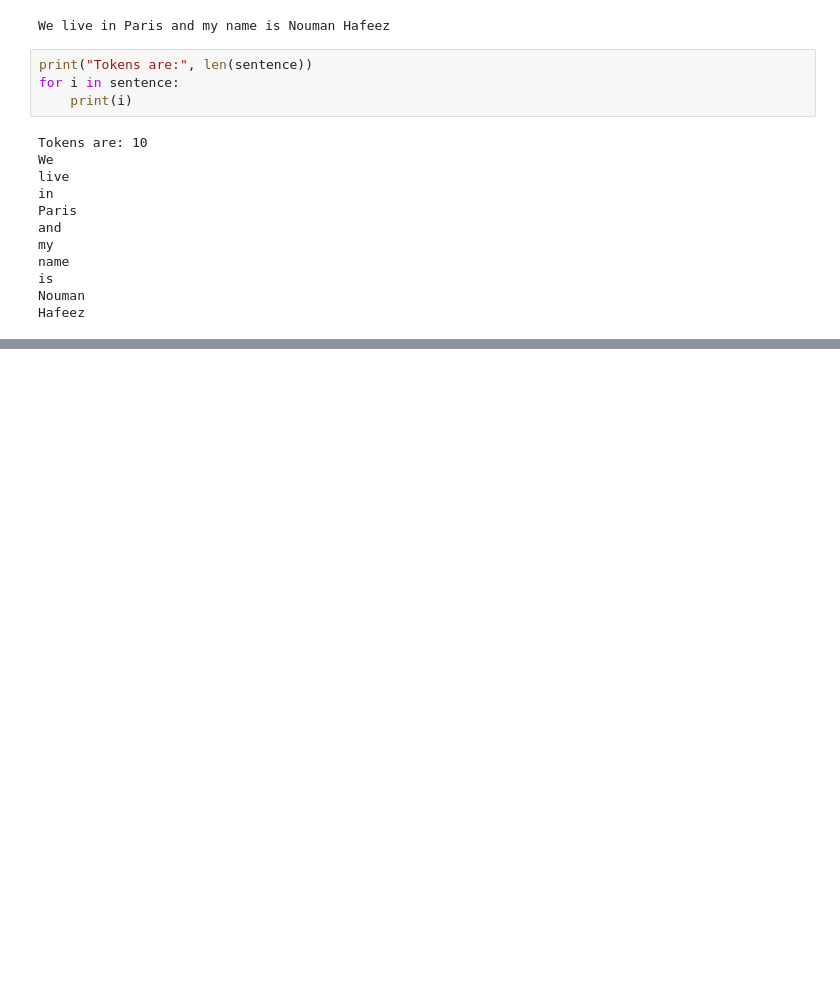
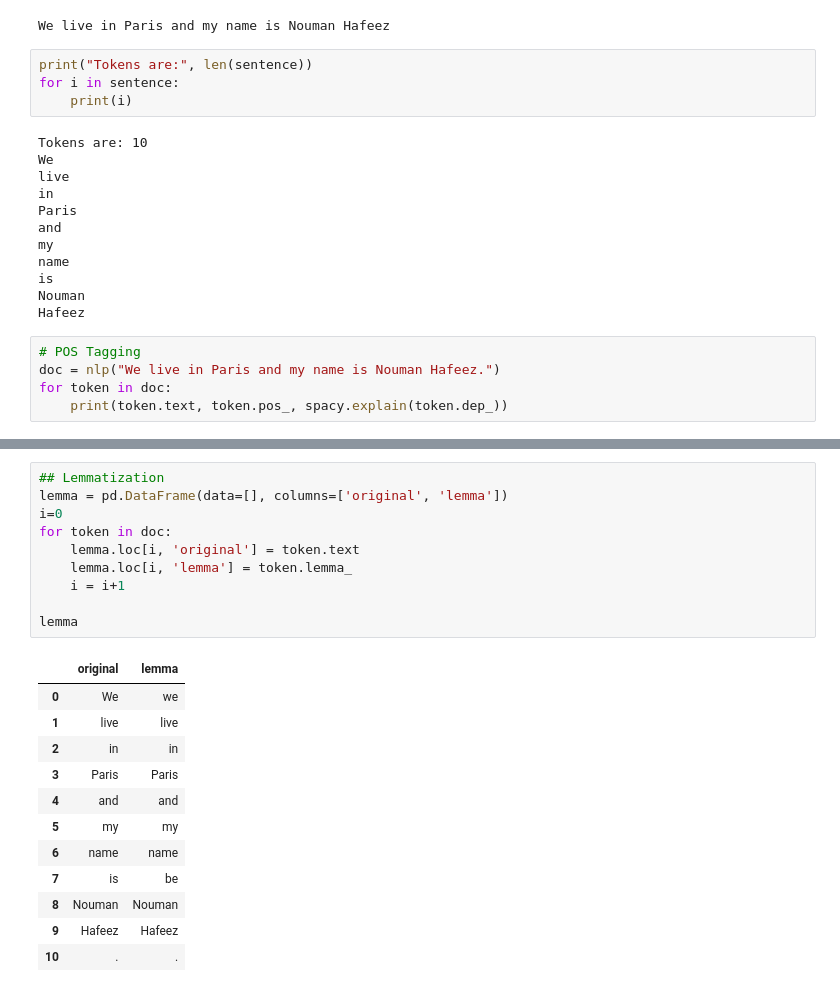
Before and after one commit to noumanhafeez/Applied_NLP, a Jupyter notebook: installation.ipynb, the cells around one changed output, grey strips where cells are left out. Saved outputs shown, nothing was run; the diff lists cells and outputs as text; blank space fills up the shorter version.

Commit message:
Use POS tagging, dependency graph, chunking, and lemmatization for text

```diff
--- a/installation.ipynb
+++ b/installation.ipynb
@@ -83,4 +84,8 @@ is
 Nouman
 Hafeez
 # %%
+# POS Tagging
+doc = nlp("We live in Paris and my name is Nouman Hafeez.")
+for token in doc:
+    print(token.text, token.pos_, spacy.explain(token.dep_))
 # %% [output]
@@ -87,0 +117,23 @@ Hafeez
+# %%
+## Lemmatization
+lemma = pd.DataFrame(data=[], columns=['original', 'lemma'])
+i=0
+for token in doc:
+    lemma.loc[i, 'original'] = token.text
+    lemma.loc[i, 'lemma'] = token.lemma_
+    i = i+1
+
+lemma
+# %% [output]
+|  | original | lemma |
+| 0 | We | we |
+| 1 | live | live |
+| 2 | in | in |
+| 3 | Paris | Paris |
+| 4 | and | and |
+| 5 | my | my |
+| 6 | name | name |
+| 7 | is | be |
+| 8 | Nouman | Nouman |
+| 9 | Hafeez | Hafeez |
+| 10 | . | . |
```
Also changed, not shown: parts of 4 cells of this notebook.
